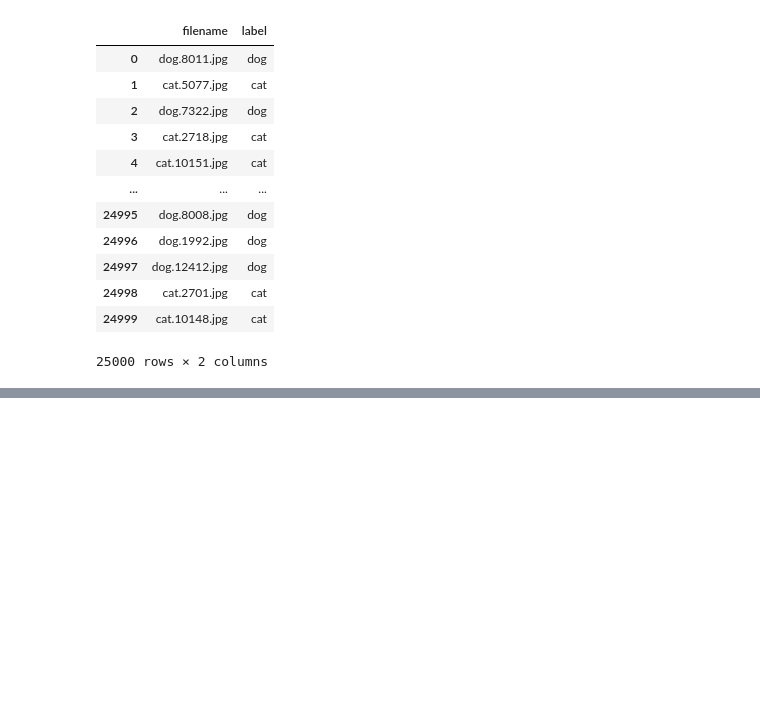
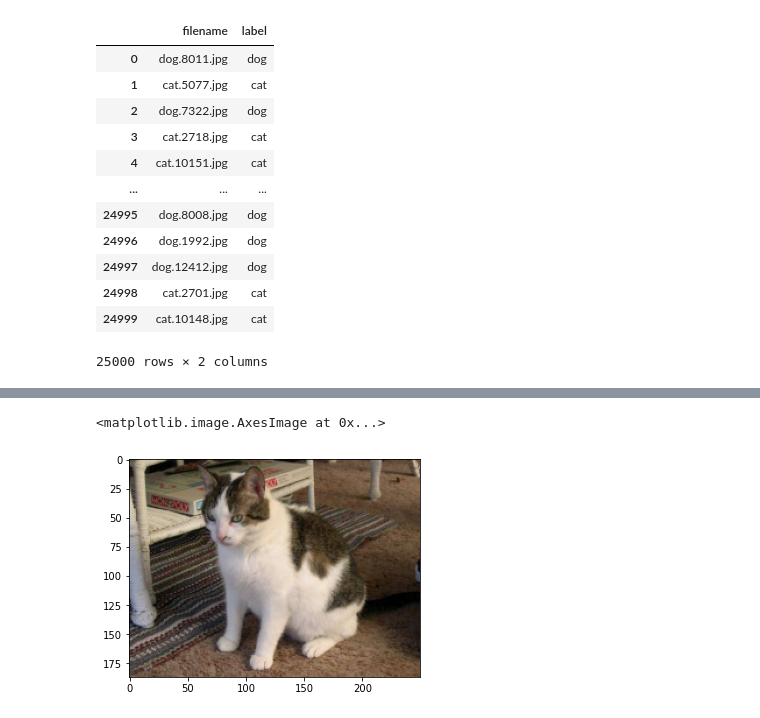
Before and after one commit to Lelelass/Deep-Learning-21, a Jupyter notebook: Labb/lab.ipynb, the cells around one changed output, grey strips where cells are left out. Saved outputs shown, nothing was run; the diff lists cells and outputs as text; code cells hidden in the pictures; blank space fills up the shorter version.

```diff
--- a/Labb/lab.ipynb
+++ b/Labb/lab.ipynb
@@ -44,0 +52,10 @@ rand_pics
+# %%
+image = plt.imread(f"{original_train_dir}/cat.5682.jpg")
+resize_factor = .5
+new_size = int(image.shape[1]*resize_factor), int(image.shape[0]*resize_factor)
+
+image = cv2.resize(image, new_size)
+plt.imshow(image)
+# %% [output]
+<matplotlib.image.AxesImage at 0x...>
+[figure, added]
```
Also changed, not shown: parts of 4 cells of this notebook.
